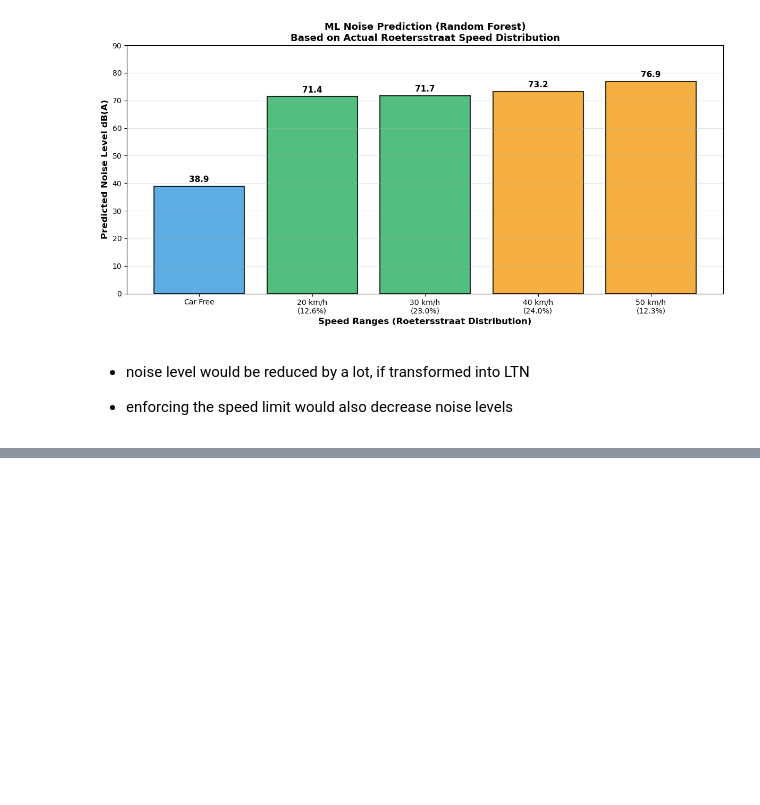
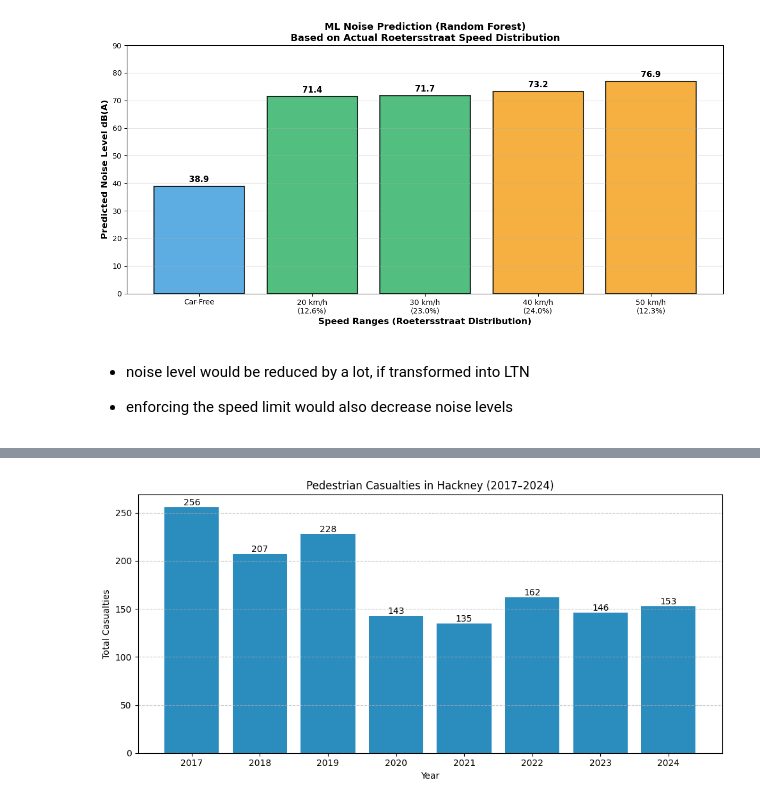
Before and after one commit to jtoe05/Group_Data_Analysis, a Jupyter notebook: Traffic_data/traffic_analysis.ipynb, the cells around one changed output, grey strips where cells are left out. Saved outputs shown, nothing was run; the diff lists cells and outputs as text; code cells hidden in the pictures; blank space fills up the shorter version.

```diff
--- a/Traffic_data/traffic_analysis.ipynb
+++ b/Traffic_data/traffic_analysis.ipynb
@@ -270,0 +276,77 @@ plt.show()
+# %%
+import pandas as pd
+import matplotlib.pyplot as plt
+
+excel_path = "casualties.xlsx"
+
+# FIX 1: The correct header is at index 3 (Row 4 in Excel)
+table12 = pd.read_excel(excel_path, sheet_name="Table 12", header=3)
+
+# Normalize column names
+table12.columns = [str(c).strip() for c in table12.columns]
+
+# Helper to find columns
+def find_col_by_keywords(cols, keywords):
+    for c in cols:
+        if all(k.lower() in c.lower() for k in keywords):
+            return c
+    return None
+
+# Identify key columns
+borough_col = find_col_by_keywords(table12.columns, ['borough'])
+cas_mode_col = find_col_by_keywords(table12.columns, ['mode'])
+severity_col = find_col_by_keywords(table12.columns, ['severity'])
+
+if not all([borough_col, cas_mode_col, severity_col]):
+    print("Could not find all required columns.")
+    print("Available columns:", table12.columns.tolist())
+else:
+    # FIX 2: Filter for 'Total' severity to avoid summing Fatal + Serious + Slight + Total (double counting)
+    mask = (
+        (table12[borough_col].astype(str).str.strip().str.lower() == 'hackney') &
+        (table12[cas_mode_col].astype(str).str.strip().str.lower() == 'pedestrian') &
+        (table12[severity_col].astype(str).str.strip().str.lower() == 'total')
+    )
+
+    hackney_ped = table12[mask]
+
+    if hackney_ped.empty:
+        print("No matching rows found.")
+    else:
+        # Years 2017 to 2024
+        years = [str(y) for y in range(2017, 2025)]
+
+        values = []
+        for y in years:
+            # Find column that contains the year (e.g., "2017 casualty count")
+            col_match = next((c for c in table12.columns if y in c), None)
+
+            if col_match:
+                val = pd.to_numeric(hackney_ped[col_match], errors='coerce').fillna(0).sum()
+                values.append(int(val))
+            else:
+                values.append(0)
+                print(f"Warning: Column for year {y} not found.")
+
+        # Plotting
+        plt.figure(figsize=(10, 5))
+        bars = plt.bar(years, values, color="#2b8cbe")
+
+        # Add value labels on top of bars
+        for bar in bars:
+            height = bar.get_height()
+            plt.text(bar.get_x() + bar.get_width()/2., height,
+                     f'{height}',
+                     ha='center', va='bottom')
+
+        plt.title("Pedestrian Casualties in Hackney (2017–2024)")
+        plt.xlabel("Year")
+        plt.ylabel("Total Casualties")
+        plt.grid(axis='y', linestyle='--', alpha=0.7)
+        plt.tight_layout()
+        plt.show()
+
+        print('\nPedestrian casualties in Hackney (2017–2024):')
+        print(pd.DataFrame({'Year': years, 'Casualties': values}))
+# %% [output]
+[figure, added]
```
Also changed, not shown: parts of 2 cells of this notebook, 1 other file.
